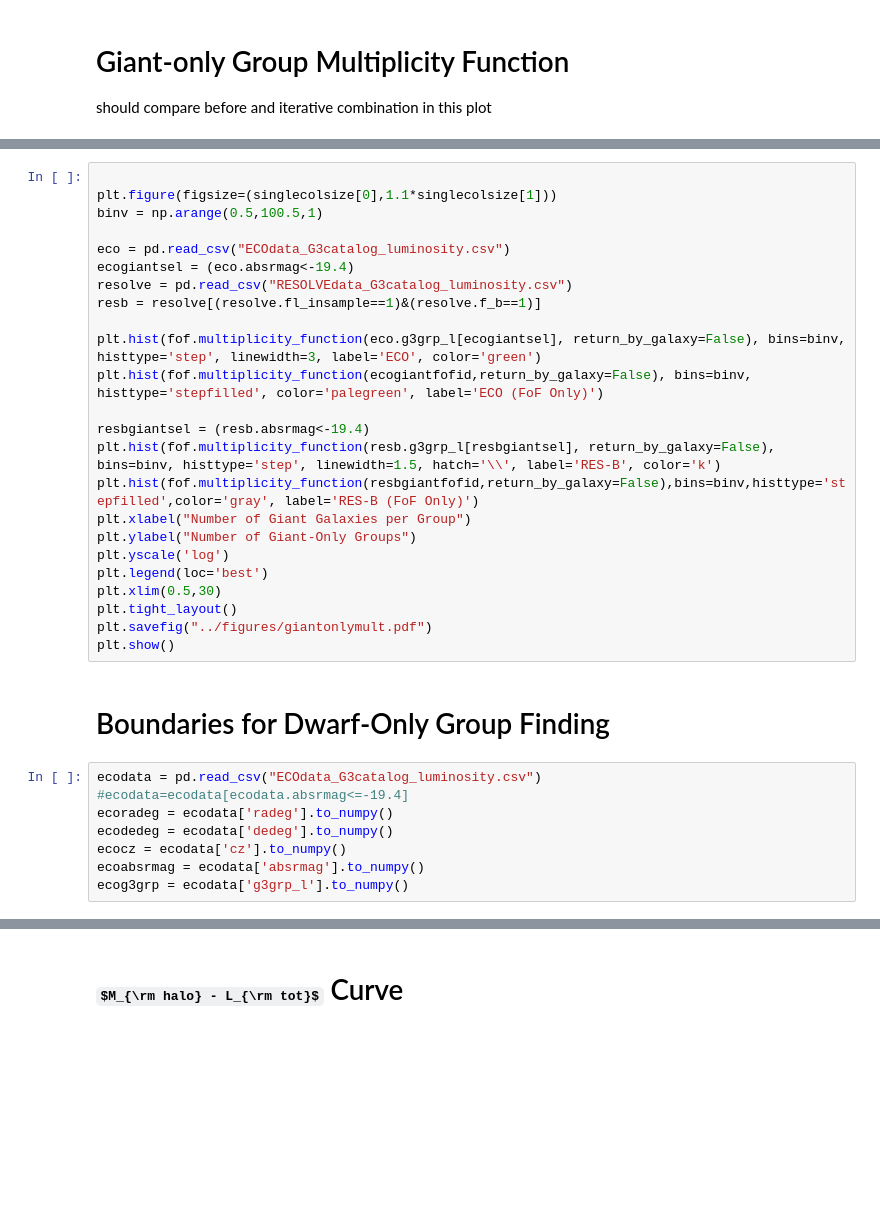
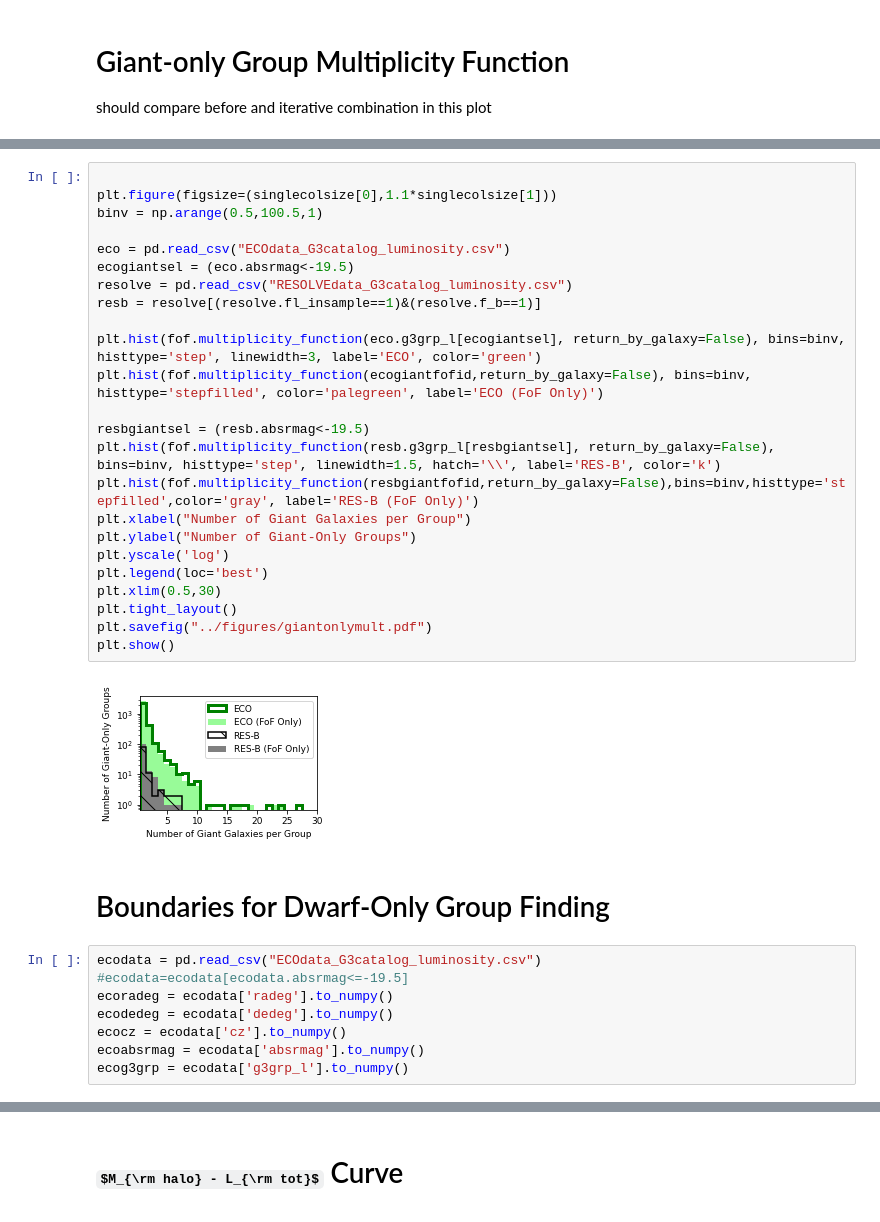
Before and after one commit to zhutchens1/g3groupfinder, a Jupyter notebook: resolve_and_eco/Section3Figures.ipynb, the cells around one changed output, grey strips where cells are left out. Saved outputs shown, nothing was run; the diff lists cells and outputs as text; some formulas as TeX source; blank space fills up the shorter version.

```diff
--- a/resolve_and_eco/Section3Figures.ipynb
+++ b/resolve_and_eco/Section3Figures.ipynb
@@ -133,32 +147,34 @@ FoF complete in 0.0061 s
 # %%
 
 plt.figure(figsize=(singlecolsize[0],1.1*singlecolsize[1]))
 binv = np.arange(0.5,100.5,1)
 
 eco = pd.read_csv("ECOdata_G3catalog_luminosity.csv")
-ecogiantsel = (eco.absrmag<-19.4)
+ecogiantsel = (eco.absrmag<-19.5)
 resolve = pd.read_csv("RESOLVEdata_G3catalog_luminosity.csv")
 resb = resolve[(resolve.fl_insample==1)&(resolve.f_b==1)]
 
 plt.hist(fof.multiplicity_function(eco.g3grp_l[ecogiantsel], return_by_galaxy=False), bins=binv, histtype='step', linewidth=3, label='ECO', color='green')
 plt.hist(fof.multiplicity_function(ecogiantfofid,return_by_galaxy=False), bins=binv, histtype='stepfilled', color='palegreen', label='ECO (FoF Only)')
 
-resbgiantsel = (resb.absrmag<-19.4)
+resbgiantsel = (resb.absrmag<-19.5)
 plt.hist(fof.multiplicity_function(resb.g3grp_l[resbgiantsel], return_by_galaxy=False), bins=binv, histtype='step', linewidth=1.5, hatch='\\', label='RES-B', color='k')
 plt.hist(fof.multiplicity_function(resbgiantfofid,return_by_galaxy=False),bins=binv,histtype='stepfilled',color='gray', label='RES-B (FoF Only)')
 plt.xlabel("Number of Giant Galaxies per Group")
 plt.ylabel("Number of Giant-Only Groups")
 plt.yscale('log')
 plt.legend(loc='best')
 plt.xlim(0.5,30)
 plt.tight_layout()
 plt.savefig("../figures/giantonlymult.pdf")
 plt.show()
+# %% [output]
+[figure, added]
 # %% [markdown]
 # Boundaries for Dwarf-Only Group Finding
 # %%
 ecodata = pd.read_csv("ECOdata_G3catalog_luminosity.csv")
-#ecodata=ecodata[ecodata.absrmag<=-19.4]
+#ecodata=ecodata[ecodata.absrmag<=-19.5]
 ecoradeg = ecodata['radeg'].to_numpy()
 ecodedeg = ecodata['dedeg'].to_numpy()
 ecocz = ecodata['cz'].to_numpy()
```
Also changed, not shown: parts of 30 cells of this notebook, 1 other file.
